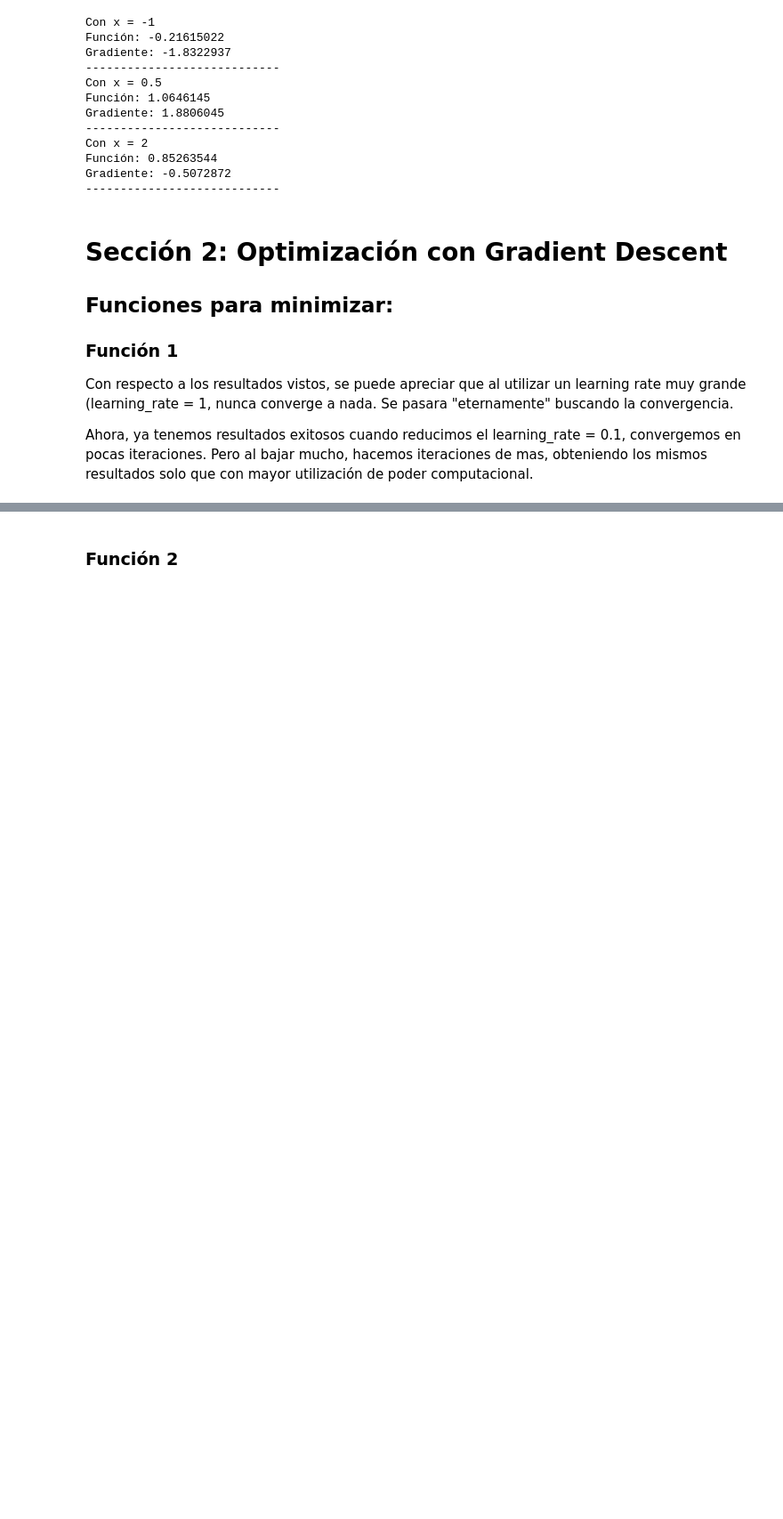
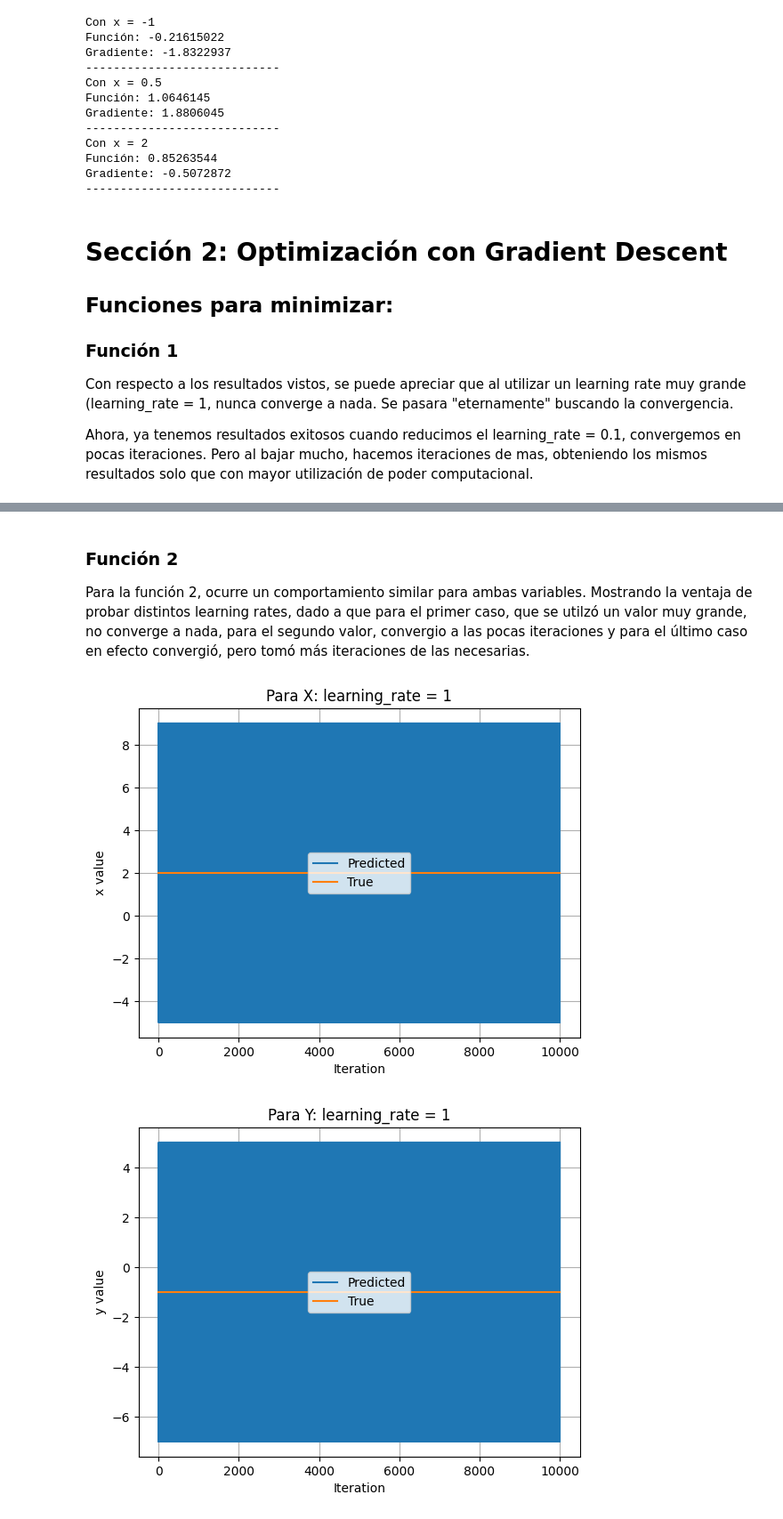
Before and after one commit to jmc0593-pdds/ml-lab1, a Jupyter notebook: Lab1.ipynb, the cells around one changed output, grey strips where cells are left out. Shown at 89% size. Cells and saved outputs as stored; diff of their text form; code cells hidden in the pictures; blank space fills up the shorter version.

```diff
--- a/Lab1.ipynb
+++ b/Lab1.ipynb
@@ -393,2 +397,68 @@ optimize_gradient(0.005, general_iteration_limit)
 # %% [markdown]
 ### Función 2
+Para la función 2, ocurre un comportamiento similar para ambas variables. Mostrando la ventaja de probar distintos learning rates, dado a que para el primer caso, que se utilzó un valor muy grande, no converge a nada, para el segundo valor, convergio a las pocas iteraciones y para el último caso en efecto convergió, pero tomó más iteraciones de las necesarias.
+# %%
+# Parameters
+x_0 = -5
+y_0 = 5
+x_f = 2
+y_f = -1
+min_dif = 0.001
+general_iteration_limit = 10_000
+
+def optimize_gradient(learning_rate, iteration_limit, plot_title):
+    with tf.device("/CPU:0"):
+        history_x = []
+        history_y = []
+        x = tf.Variable(float(x_0))
+        y = tf.Variable(float(y_0))
+        step_count = 1
+        for step in range(iteration_limit):
+            with tf.GradientTape() as tape:
+                f = tf.pow(x - 2, 2) + tf.pow(y + 1, 2) + 10
+
+            grad = tape.gradient(f, [x, y])
+            new_x = x - learning_rate * grad[0]
+            new_y = y - learning_rate * grad[1]
+            x.assign(new_x)
+            y.assign(new_y)
+            history_x.append(x.numpy())
+            history_y.append(y.numpy())
+
+            if tf.abs(grad[0]) < min_dif and tf.abs(grad[1]) < min_dif:
+                break
+
+            step_count += 1
+        # For x
+        plt.title(f"Para X: {plot_title}")
+        plt.plot(history_x)
+        plt.plot([0, step_count], [x_f, x_f])
+        plt.legend(('Predicted', 'True'))
+        plt.xlabel('Iteration')
+        plt.ylabel('x value')
+        plt.grid(True)
+        plt.show()
+        # For y
+        plt.title(f"Para Y: {plot_title}")
+        plt.plot(history_y)
+        plt.plot([0, step_count], [y_f, y_f])
+        plt.legend(('Predicted', 'True'))
+        plt.xlabel('Iteration')
+        plt.ylabel('y value')
+        plt.grid(True)
+        plt.show()
+
+# 1
+# learning_rate = 1
+optimize_gradient(1, general_iteration_limit, "learning_rate = 1")
+
+# 2
+# learning_rate = 0.1
+optimize_gradient(0.1, general_iteration_limit, "# learning_rate = 0.1")
+
+# 3
+# learning_rate = 0.005
+optimize_gradient(0.005, general_iteration_limit, "learning_rate = 0.005")
+# %% [output]
+[figure, added]
+[figure, added]
```
Also changed, not shown: parts of 6 cells of this notebook.
